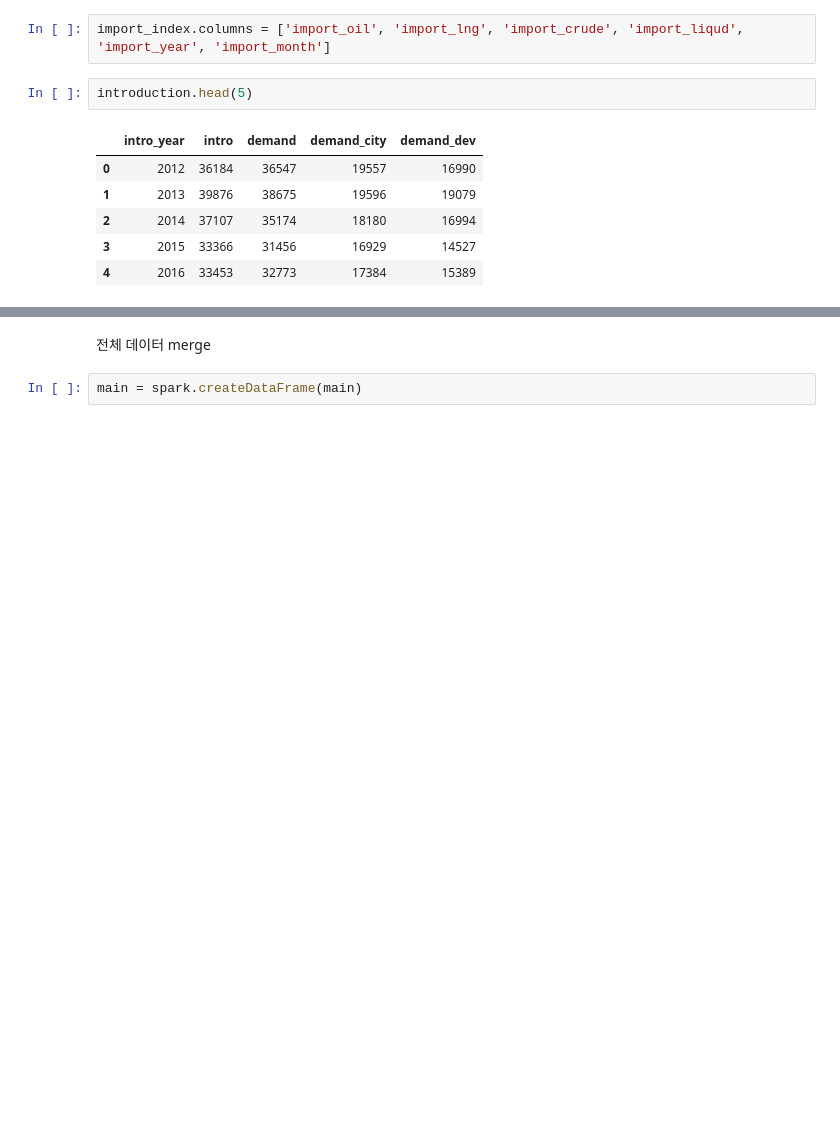
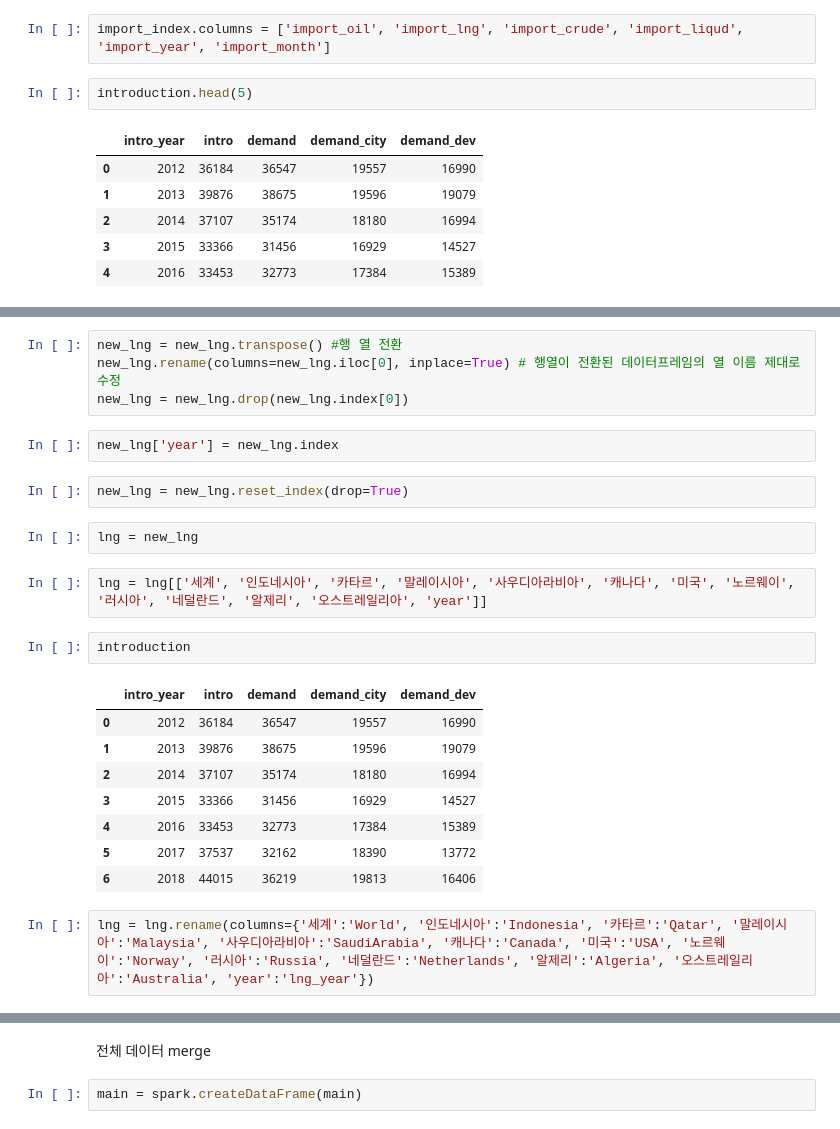
Before and after one commit to heehminh/BDP-Project, a Jupyter notebook: spark_preprocessing.ipynb, the cells around one changed output, grey strips where cells are left out. Cells and saved outputs as stored; diff of their text form; blank space fills up the shorter version.

```diff
--- a/spark_preprocessing.ipynb
+++ b/spark_preprocessing.ipynb
@@ -419,0 +425,25 @@ introduction.head(5)
+# %%
+new_lng = new_lng.transpose() #행 열 전환
+new_lng.rename(columns=new_lng.iloc[0], inplace=True) # 행열이 전환된 데이터프레임의 열 이름 제대로 수정
+new_lng = new_lng.drop(new_lng.index[0])
+# %%
+new_lng['year'] = new_lng.index
+# %%
+new_lng = new_lng.reset_index(drop=True)
+# %%
+lng = new_lng
+# %%
+lng = lng[['세계', '인도네시아', '카타르', '말레이시아', '사우디아라비아', '캐나다', '미국', '노르웨이', '러시아', '네덜란드', '알제리', '오스트레일리아', 'year']]
+# %%
+introduction
+# %% [output]
+|  | intro_year | intro | demand | demand_city | demand_dev |
+| 0 | 2012 | 36184 | 36547 | 19557 | 16990 |
+| 1 | 2013 | 39876 | 38675 | 19596 | 19079 |
+| 2 | 2014 | 37107 | 35174 | 18180 | 16994 |
+| 3 | 2015 | 33366 | 31456 | 16929 | 14527 |
+| 4 | 2016 | 33453 | 32773 | 17384 | 15389 |
+| 5 | 2017 | 37537 | 32162 | 18390 | 13772 |
+| 6 | 2018 | 44015 | 36219 | 19813 | 16406 |
+# %%
+lng = lng.rename(columns={'세계':'World', '인도네시아':'Indonesia', '카타르':'Qatar', '말레이시아':'Malaysia', '사우디아라비아':'SaudiArabia', '캐나다':'Canada', '미국':'USA', '노르웨이':'Norway', '러시아':'Russia', '네덜란드':'Netherlands', '알제리':'Algeria', '오스트레일리아':'Australia', 'year':'lng_year'})
```
Also changed, not shown: parts of 16 cells of this notebook, 13 other files.
